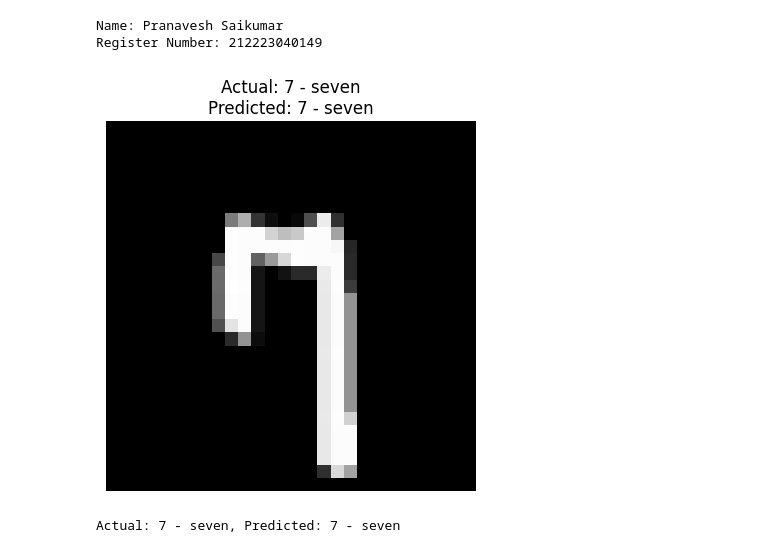
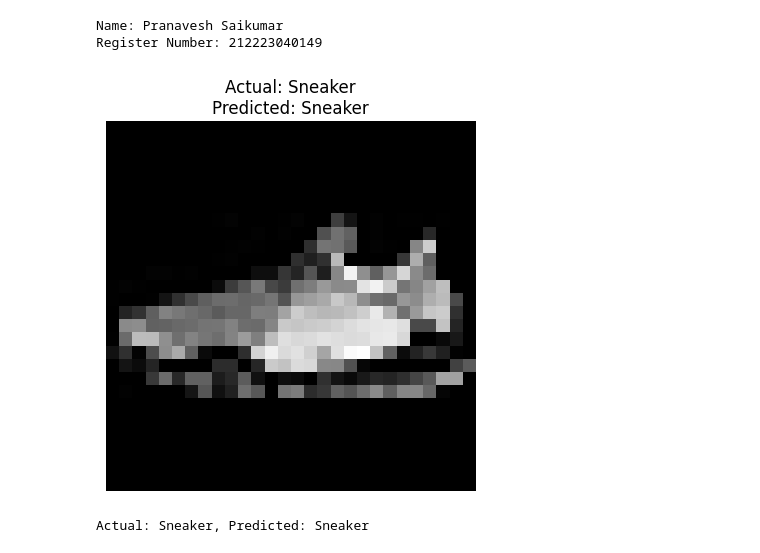
Before and after one commit to PranaveshSaikumar/Image-Classification, a Jupyter notebook: ImageClassification.ipynb, the cells around one changed output. Cells and saved outputs as stored; diff of their text form; code cells hidden in the pictures.

```diff
--- a/ImageClassification.ipynb
+++ b/ImageClassification.ipynb
@@ -15,8 +15,8 @@ transform = transforms.Compose([
     transforms.Normalize((0.5,), (0.5,))
 ])
 # %%
-train_dataset = torchvision.datasets.MNIST(root='./data', train=True, download=True, transform=transform)
-test_dataset = torchvision.datasets.MNIST(root='./data', train=False, download=True, transform=transform)
+train_dataset = torchvision.datasets.FashionMNIST(root='./data', train=True, download=True, transform=transform)
+test_dataset = torchvision.datasets.FashionMNIST(root='./data', train=False, download=True, transform=transform)
 # %%
 image, label = train_dataset[0]
 print(image.shape, label)
@@ -210,9 +210,9 @@ def predict_image(model, image_index, dataset):
     print(f'Actual: {class_names[label]}, Predicted: {class_names[predicted.item()]}')
 # %%
 # Example Prediction
-predict_image(model, image_index=80, dataset=test_dataset)
+predict_image(model, image_index=70, dataset=test_dataset)
 # %% [output]
 Name: Pranavesh Saikumar
 Register Number: 212223040149
-[figure, old version]
+[figure, new version]
-Actual: 7 - seven, Predicted: 7 - seven
+Actual: Sneaker, Predicted: Sneaker
```
Also changed, not shown: parts of 4 cells of this notebook.
